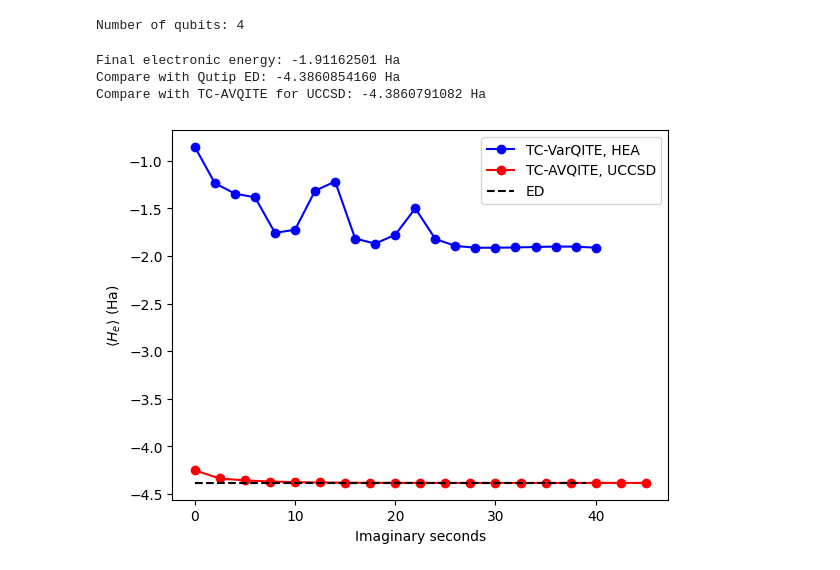
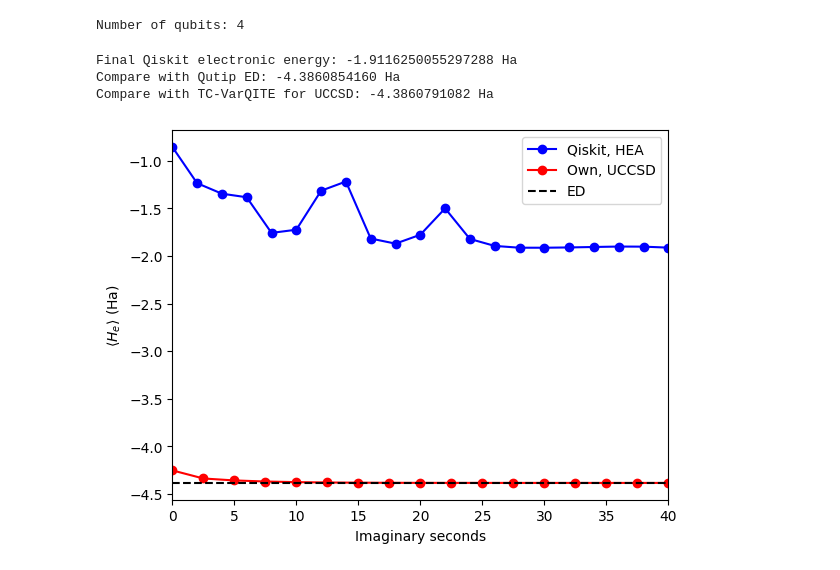
Before and after one commit to Magnusson6359/qiskit-algorithms, a Jupyter notebook: testing.ipynb, the cells around one changed output. Drawn from its saved outputs; the diff is of its cells as text; code cells hidden in the pictures.

Commit message:
to compare with

```diff
--- a/testing.ipynb
+++ b/testing.ipynb
@@ -66,7 +67,7 @@ estimator = Estimator(options={'seed': seed})
 total_time=40
 num_timesteps = 20
 
-var_principle = ImaginaryMcLachlanPrinciple()
+var_principle = mc_lachlan.ImaginaryMcLachlanPrinciple(qgt=LinCombQGT(estimator), gradient=LinCombEstimatorGradient(estimator))
 time_evo = TimeEvolutionProblem(qubit_op,
                                 time=total_time,
                                 aux_operators=[qubit_op])
@@ -82,33 +83,34 @@ avqite_energies = data[:,2]
 # %%
 fig, ax = plt.subplots(1)
 DELTA_BIG = 50
 
 # Readin from file
 #with open('h_exp_val.txt', 'r') as f:
 #    h_exp_val = [float(num) for line in f for num in line.strip('[] \n').split()]
 #with open('times.txt', 'r') as g:
 #    times = [float(num) for line in g for num in line.strip('[] \n').split()]
 
 h_exp_val = np.array([ele[0][0].real for ele in result.observables])
 times = result.times
 
-ax.plot(times, h_exp_val, '-bo', label= "TC-VarQITE, HEA") #+ extracted_transformer_energy+ nuclear_repulsion_energy
-ax.plot(avqite_times[::DELTA_BIG], avqite_energies[::DELTA_BIG], '-ro', label= "TC-AVQITE, UCCSD")
-ax.plot([-4.3860854160]*int(times[-1]), '--k', label= "ED")
+ax.plot(times, h_exp_val, '-bo', label= "Qiskit, HEA") #+ extracted_transformer_energy+ nuclear_repulsion_energy
+ax.plot(avqite_times[::DELTA_BIG], avqite_energies[::DELTA_BIG], '-ro', label= "Own, UCCSD")
+ax.plot([-4.3860854160]*(int(times[-1])+1), '--k', label= "ED")
 #ax.axhline(np_result.total_energies, ls='--',
 #           c='k', alpha=0.7, label='Groundstate')
 #ax.axhline(np_result.hartree_fock_energy, ls='--',
 #           c='r', alpha=0.7, label="Hartree-Fock")
 
 #pylab.plot(times, exact_h_exp_val , label= "Exact",  linestyle='--')
 ax.set_xlabel("Imaginary seconds")
 ax.set_ylabel(r"$\langle H_e \rangle$ (Ha)")
 ax.legend(loc="upper right");
-print(f"Final electronic energy: {h_exp_val[-1]} Ha")
+ax.set_xlim([0, times[-1]])
+print(f"Final Qiskit electronic energy: {h_exp_val[-1]} Ha")
 print(f"Compare with Qutip ED: -4.3860854160 Ha")
-print(f"Compare with TC-AVQITE for UCCSD: -4.3860791082 Ha")
+print(f"Compare with TC-VarQITE for UCCSD: -4.3860791082 Ha")
 # %% [output]
-Final electronic energy: -1.91162501 Ha
+Final Qiskit electronic energy: -1.9116250055297288 Ha
 Compare with Qutip ED: -4.3860854160 Ha
-Compare with TC-AVQITE for UCCSD: -4.3860791082 Ha
+Compare with TC-VarQITE for UCCSD: -4.3860791082 Ha
-[figure, old version]
+[figure, new version]
```
Also changed, not shown: parts of 2 cells of this notebook, 7 other files.
